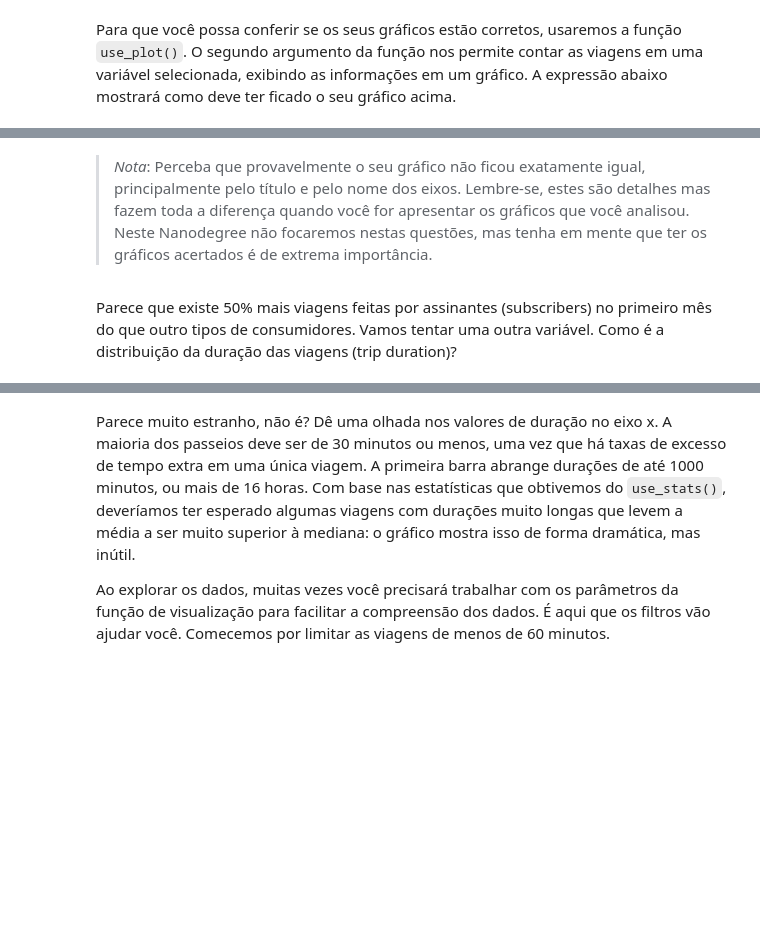
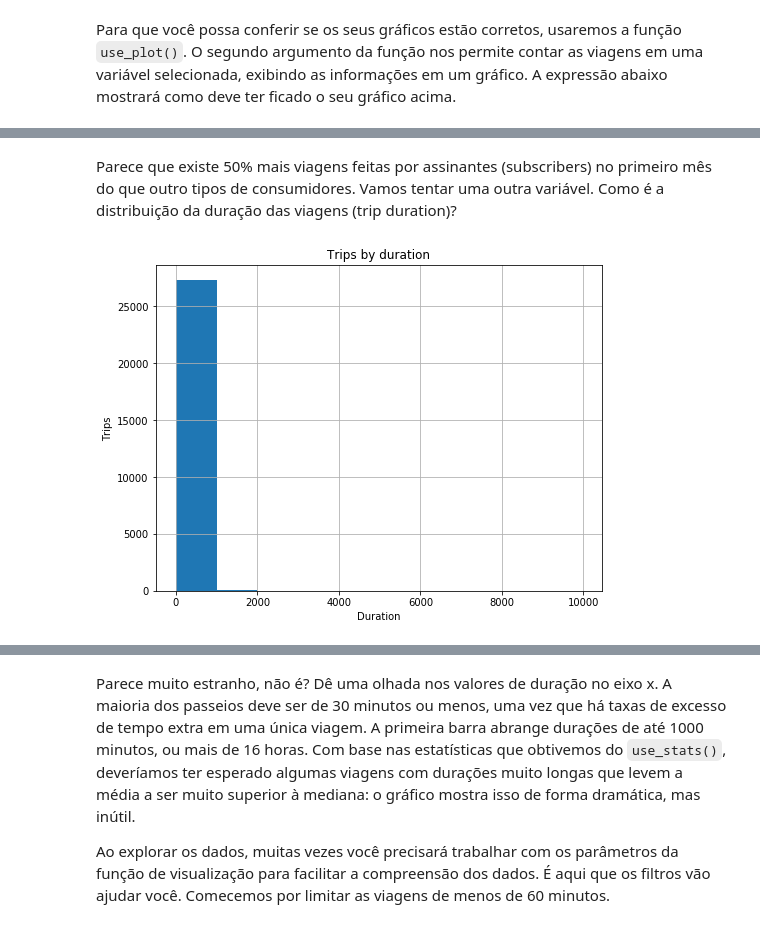
Before and after one commit to jpventura/BikeShareAnalysis, a Jupyter notebook: Analise_Bay_Area_Bike_Share-NDFDSI.ipynb, the cells around one changed output, grey strips where cells are left out. Drawn from its saved outputs; the diff is of its cells as text; code cells hidden in the pictures; blank space fills up the shorter version.

```diff
--- a/Analise_Bay_Area_Bike_Share-NDFDSI.ipynb
+++ b/Analise_Bay_Area_Bike_Share-NDFDSI.ipynb
@@ -280,6 +280,15 @@ def plot_subscription_type(pathname):
 
     plt.title('Trips by subscription type')
     plt.xlabel('Customer type')
-    plt.ylabel('Trip number')
+    plt.ylabel('Trips')
+
+def plot_trip(pathname):
+    trip_data = pd.read_csv(pathname)
+    trip_data['duration'].hist(figsize=(8, 6))
+
+    plt.title('Trips by duration')
+    plt.ylabel('Trips')
+    plt.xlabel('Duration')
+    plt.show()
 # %%
 plot_subscription_type('data/201309_trip_summary.csv')
@@ -293,4 +302,2 @@ usage_plot(trip_data, 'subscription_type')
-# %% [markdown]
->*Nota*: Perceba que provavelmente o seu gráfico não ficou exatamente igual, principalmente pelo título e pelo nome dos eixos. Lembre-se, estes são detalhes mas fazem toda a diferença quando você for apresentar os gráficos que você analisou. Neste Nanodegree não focaremos nestas questões, mas tenha em mente que ter os gráficos acertados é de extrema importância.
 # %% [markdown]
 Parece que existe 50% mais viagens feitas por assinantes (subscribers) no primeiro mês do que outro tipos de consumidores. Vamos tentar uma outra variável. Como é a distribuição da duração das viagens (trip duration)?
@@ -312,0 +304,4 @@ usage_plot(trip_data, 'duration')
+# %%
+plot_trip('data/201309_trip_summary.csv')
+# %% [output]
+[figure, added]
```
Also changed, not shown: parts of 5 cells of this notebook.
